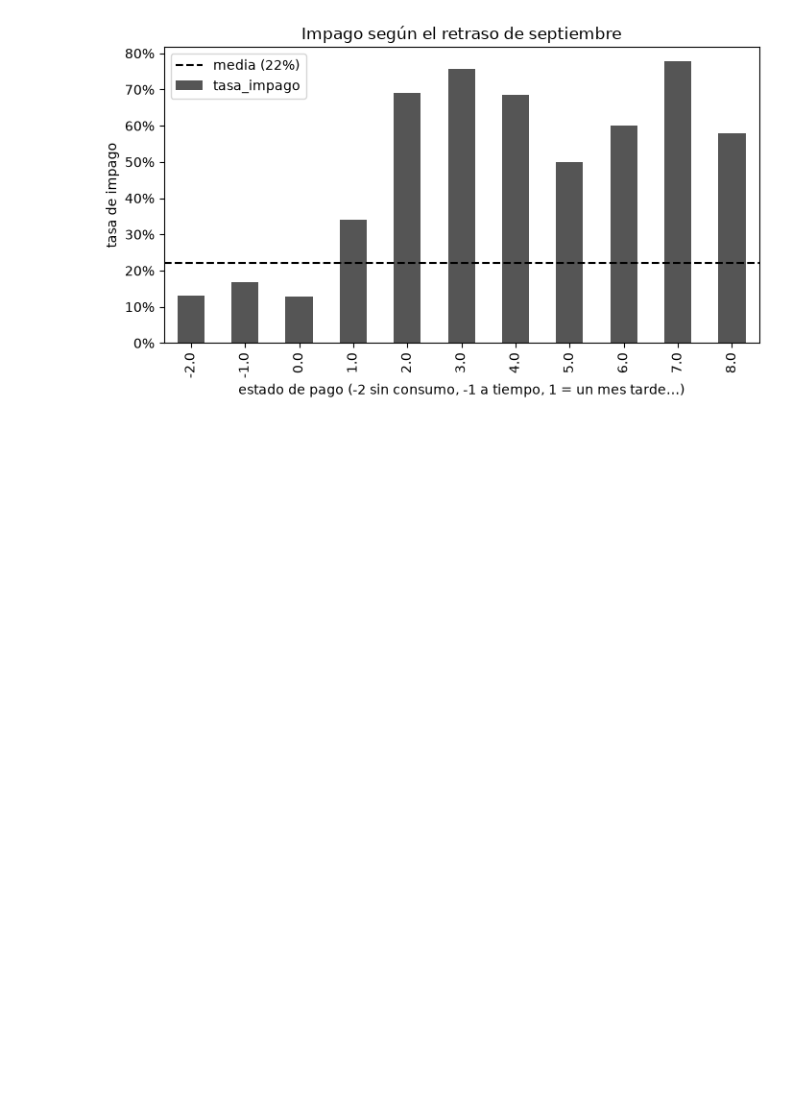
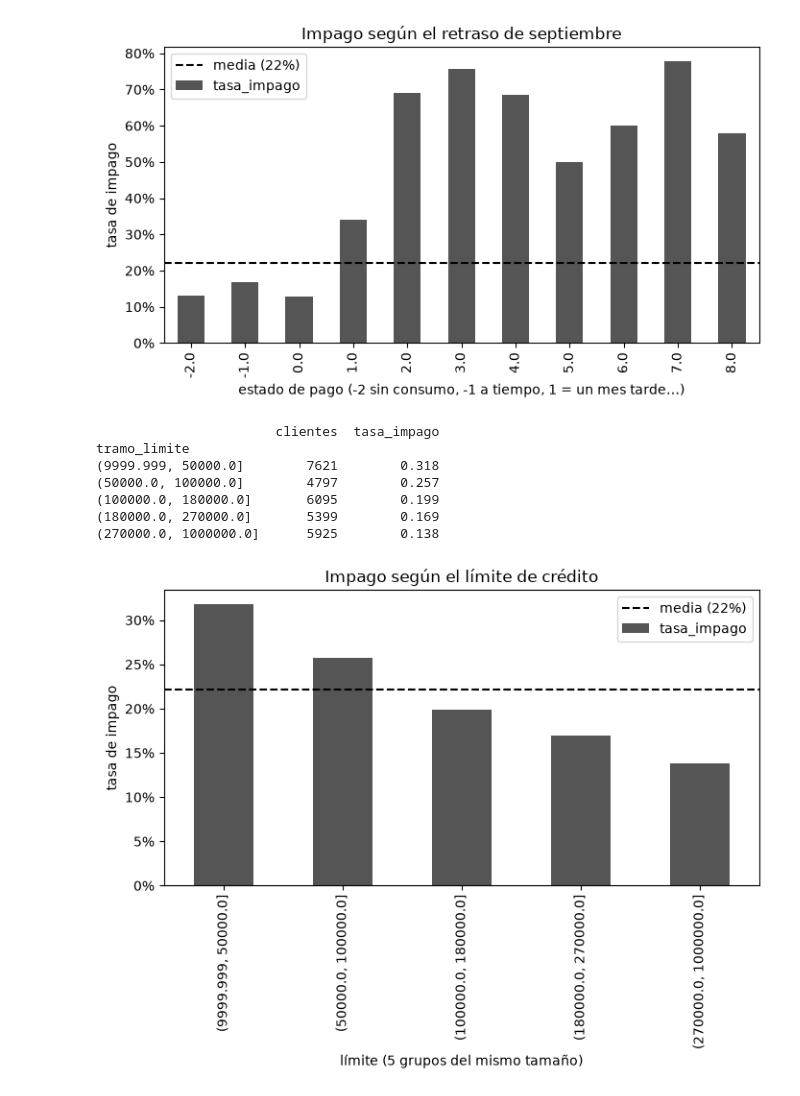
Before and after one commit to mmartinezvaras/credit-scoring, a Jupyter notebook: notebooks/03_explorar.ipynb, the cells around one changed output. Saved outputs shown, nothing was run; the diff lists cells and outputs as text; code cells hidden in the pictures; blank space fills up the shorter version.

```diff
--- a/notebooks/03_explorar.ipynb
+++ b/notebooks/03_explorar.ipynb
@@ -64,3 +64,17 @@ estado_pago_sep
  7.0                    9        0.778
  8.0                   19        0.579
 [figure]
+# %%
+clientes["tramo_limite"] = pd.qcut(clientes["limite_credito"], q=5)
+t = tasa_por("tramo_limite")
+print(t)
+dibujar(t, "Impago según el límite de crédito", "límite (5 grupos del mismo tamaño)")
+# %% [output]
+                       clientes  tasa_impago
+tramo_limite
+(9999.999, 50000.0]        7621        0.318
+(50000.0, 100000.0]        4797        0.257
+(100000.0, 180000.0]       6095        0.199
+(180000.0, 270000.0]       5399        0.169
+(270000.0, 1000000.0]      5925        0.138
+[figure, added]
```
Also changed, not shown: parts of 2 cells of this notebook, 6 other files.
